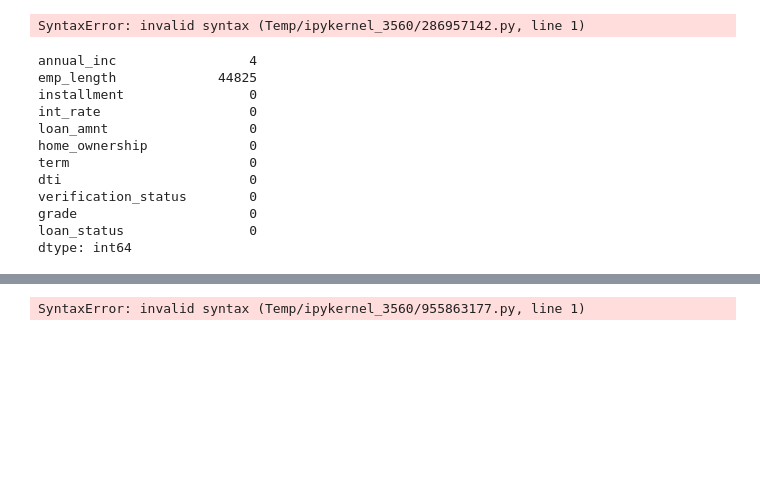
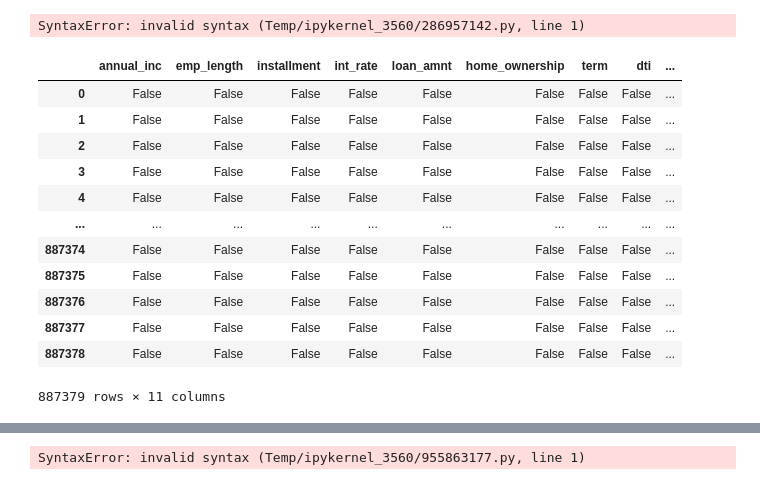
Before and after one commit to pyruth/Credit_risk_analysis, a Jupyter notebook: Data-Preprocessing/Data_preprocessing.ipynb, the cells around one changed output, grey strips where cells are left out. Saved outputs shown, nothing was run; the diff lists cells and outputs as text; code cells hidden in the pictures; blank space fills up the shorter version.

```diff
--- a/Data-Preprocessing/Data_preprocessing.ipynb
+++ b/Data-Preprocessing/Data_preprocessing.ipynb
@@ -175,20 +194,21 @@ print(df2['int_rate'].max()-df2['int_rate'].min())
 # %% [output]
 SyntaxError: invalid syntax (Temp/ipykernel_3560/286957142.py, line 1)
 # %%
-df2.isnull().sum()
+df2.isnull()
 # %% [output]
+|  | annual_inc | emp_length | installment | int_rate | loan_amnt | home_ownership | term | dti | ... |
+| 0 | False | False | False | False | False | False | False | False | ... |
+| 1 | False | False | False | False | False | False | False | False | ... |
+| 2 | False | False | False | False | False | False | False | False | ... |
+| 3 | False | False | False | False | False | False | False | False | ... |
+| 4 | False | False | False | False | False | False | False | False | ... |
+| ... | ... | ... | ... | ... | ... | ... | ... | ... | ... |
+| 887374 | False | False | False | False | False | False | False | False | ... |
+| 887375 | False | False | False | False | False | False | False | False | ... |
+| 887376 | False | False | False | False | False | False | False | False | ... |
+| 887377 | False | False | False | False | False | False | False | False | ... |
+| 887378 | False | False | False | False | False | False | False | False | ... |
-annual_inc                 4
-emp_length             44825
-installment                0
-int_rate                   0
-loan_amnt                  0
-home_ownership             0
-term                       0
-dti                        0
-verification_status        0
-grade                      0
-loan_status                0
-dtype: int64
+887379 rows × 11 columns
 # %%
 df2.info()
 # %% [output]
```
Also changed, not shown: parts of 13 cells of this notebook.
